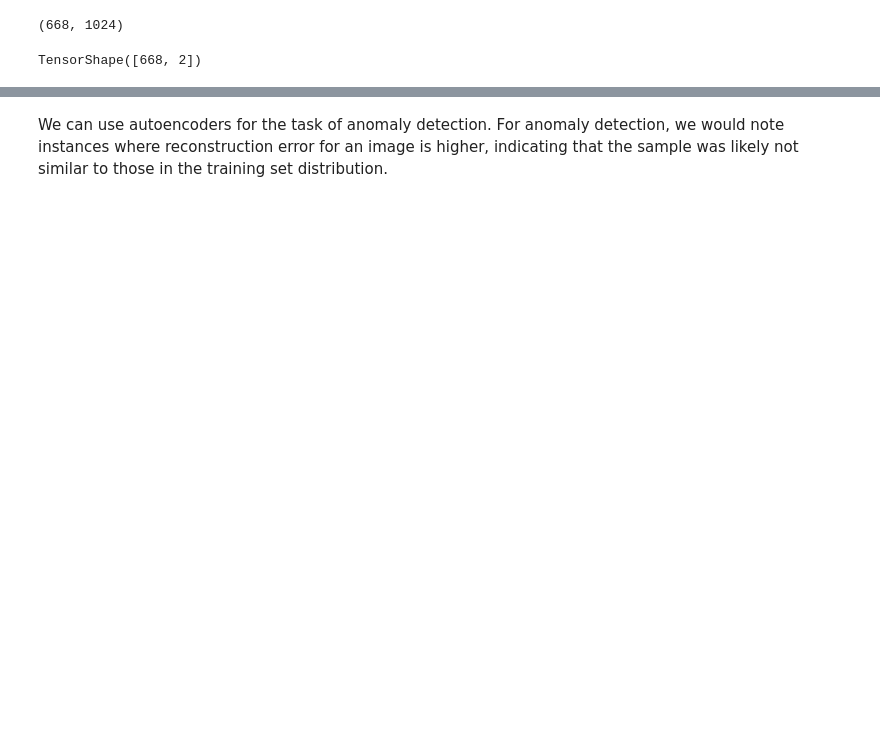
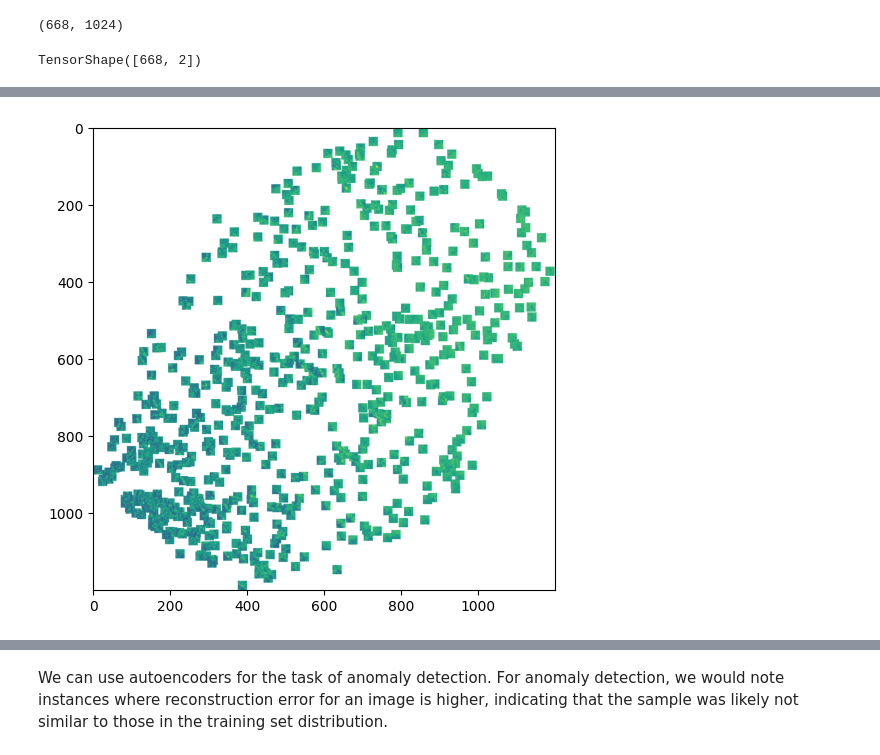
Before and after one commit to mariajmolina/UMDAOSC650, a Jupyter notebook: autoencoder.ipynb, the cells around one changed output, grey strips where cells are left out. Cells and saved outputs as stored; diff of their text form; code cells hidden in the pictures; blank space fills up the shorter version.

```diff
--- a/autoencoder.ipynb
+++ b/autoencoder.ipynb
@@ -307,3 +352,23 @@ plt.show()
+# %%
+# usage
+canvas = make_latent_canvas(
+    X_test.reshape(668,32,32),
+    bottleneck_output,
+    dim_x=0,
+    dim_y=1,
+    thumb_size=24
+    )
+
+plt.figure(figsize=(6,6))
+
+cmap = plt.cm.viridis.copy()
+cmap.set_bad(color="white")
+
+plt.imshow(np.ma.masked_invalid(canvas), cmap=cmap)
+#plt.axis("off")
+plt.show()
+# %% [output]
+[figure, added]
 # %%
 # saving model
 model.save('autoencodersample.keras')
```
Also changed, not shown: parts of 20 cells of this notebook.
